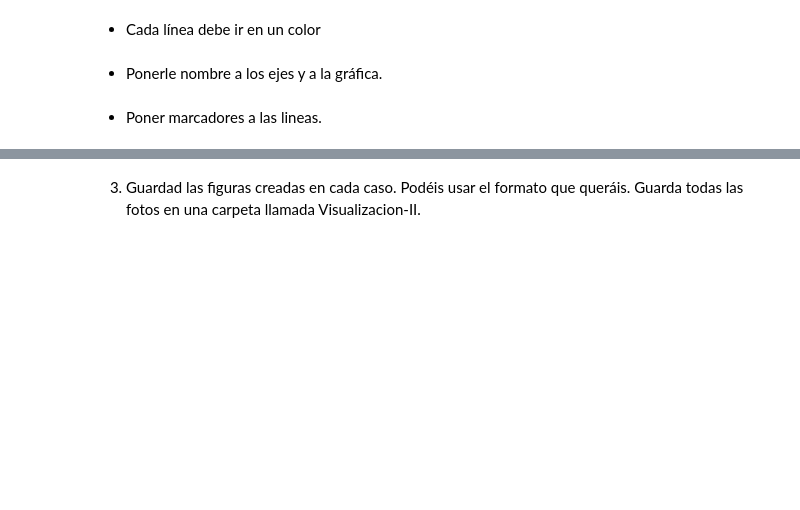
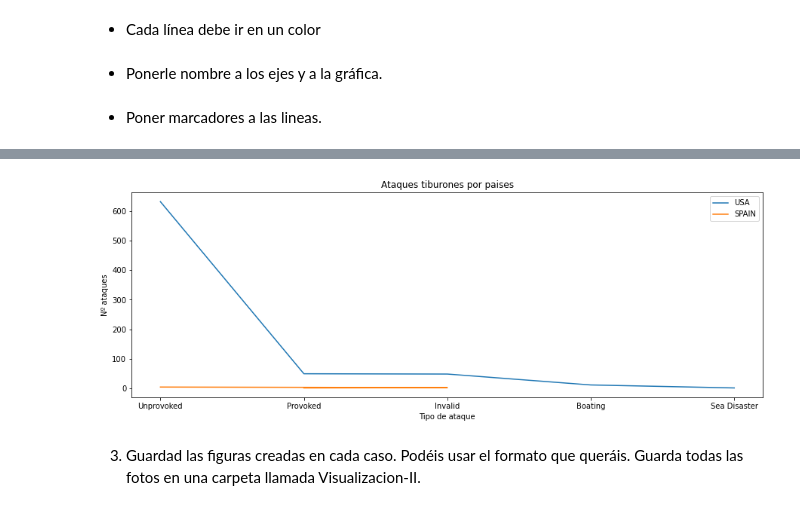
Before and after one commit to Adalab/DA-Stadistics-y-Visualizacion-Matlab-and-Seaborn-, a Jupyter notebook: visualizacion/pairprog-visualizacion-visualizacion2_matloptib.ipynb, the cells around one changed output, grey strips where cells are left out. Drawn from its saved outputs; the diff is of its cells as text; code cells hidden in the pictures; blank space fills up the shorter version.

```diff
--- a/visualizacion/pairprog-visualizacion-visualizacion2_matloptib.ipynb
+++ b/visualizacion/pairprog-visualizacion-visualizacion2_matloptib.ipynb
@@ -48,2 +168,18 @@ En la segunda debéis mostrar los ataques por año para cada uno de los países.
+# %%
+fig3, ax=plt.subplots(figsize=(15,5))
+x= USA_attacks.index
+y= USA_attacks.values
+x1= SPAIN_attacks.index
+y1= SPAIN_attacks.values
+plt.plot(x,y)
+plt.plot(x1,y1)
+plt.title('Ataques tiburones por paises')
+plt.xlabel('Tipo de ataque')
+plt.ylabel('Nº ataques')
+ax.legend(labels=['USA','SPAIN']) #Ponemos nombre a cada gráfica representada en cada línea en la leyenda.
+plt.savefig('visu2_union_graf_ataques_USA_SPAIN.jpg')
+plt.show()
+# %% [output]
+[figure, added]
 # %% [markdown]
 3. Guardad las figuras creadas en cada caso. Podéis usar el formato que queráis. Guarda todas las fotos en una carpeta llamada Visualizacion-II.
```
Also changed, not shown: parts of 13 cells of this notebook.
